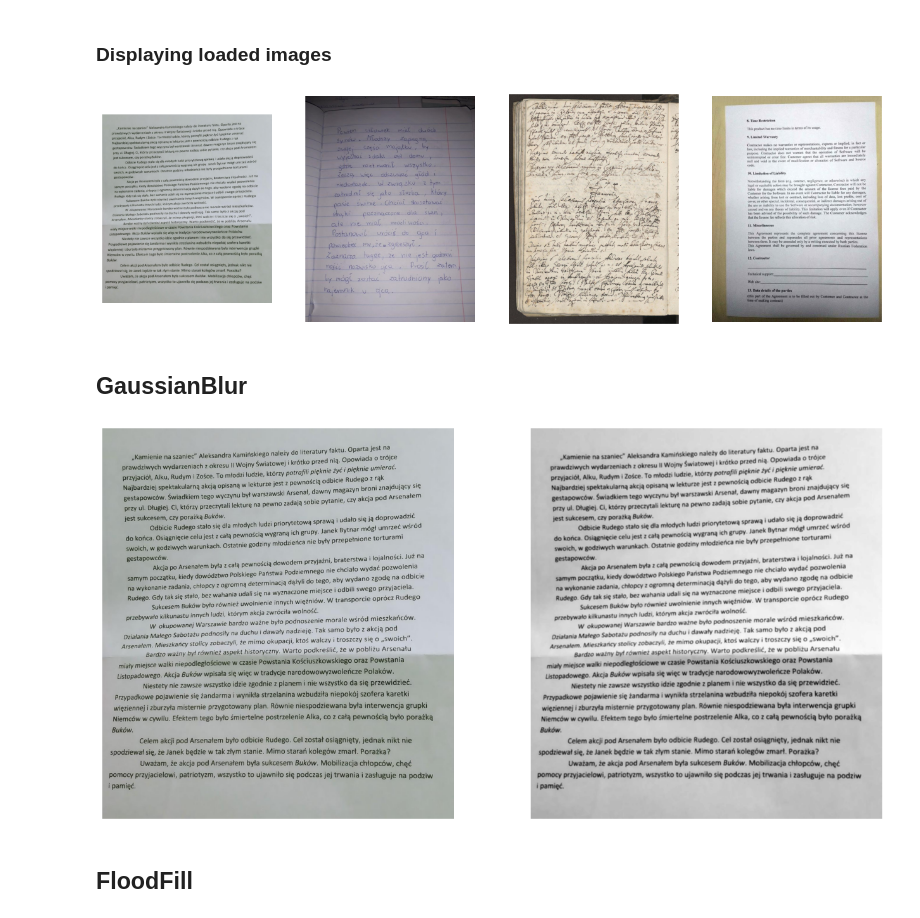
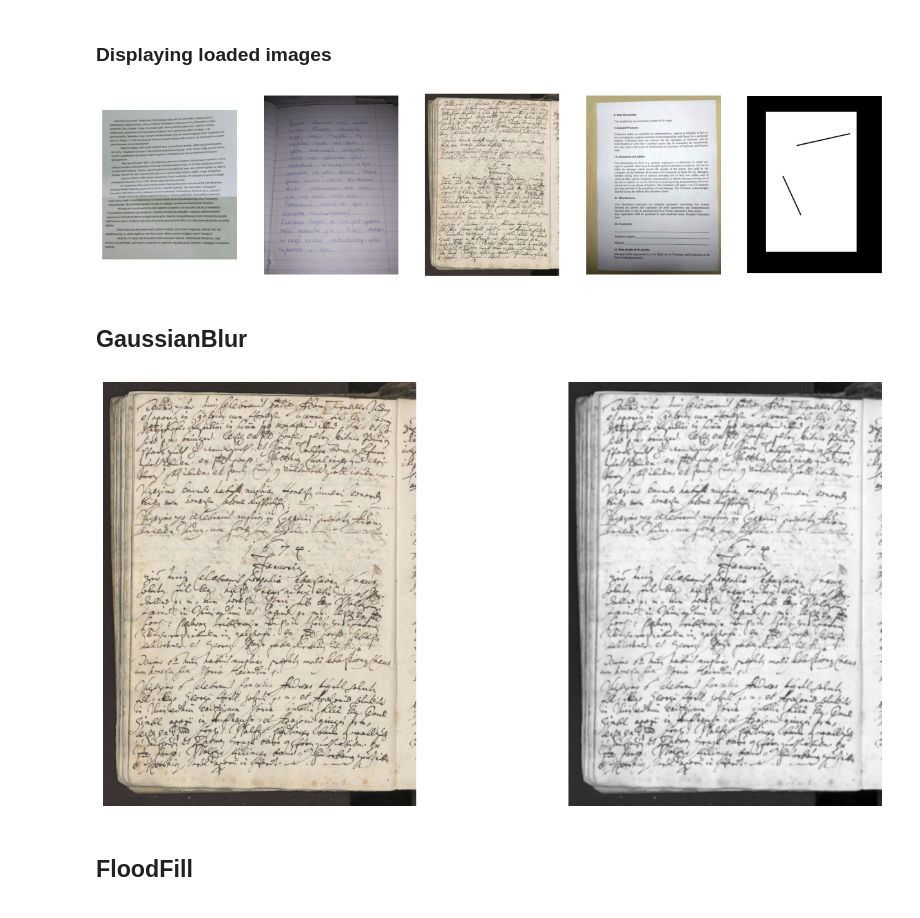
Before and after one commit to wikolego/wikolego-repository, a Jupyter notebook: ai-path/projects/image-to-black-white/notebooks/differentMethodsTests.ipynb, the cells around one changed output. Drawn from its saved outputs; the diff is of its cells as text; code cells hidden in the pictures.

Commit message:
Edited image-to-black-white project. Changed new image. Created notebook, edited notebooks and one problem with HoughLines solved

```diff
--- a/ai-path/projects/image-to-black-white/notebooks/differentMethodsTests.ipynb
+++ b/ai-path/projects/image-to-black-white/notebooks/differentMethodsTests.ipynb
@@ -19,7 +19,8 @@ nazwy_plikow = [
     "../out/image2.jpg",
     "../out/image3.jpg",
     "../out/image4.jpg",
-    "../out/image5.jpg"
+    "../out/image5.jpg",
+    "../out/image6.jpg"
 ]
 
 images = []
@@ -55,34 +56,34 @@ for i, img in enumerate(images):
 
 plt.show()
 # %% [output]
-[figure, old version]
+[figure, new version]
 # %% [markdown]
 ## GaussianBlur
 # %%
 fig = plt.figure(figsize=(16, 8))
 
 def modifyImage_GaussianBlur(image_cp):
     image_cp = cv2.cvtColor(image_cp, cv2.COLOR_BGR2GRAY)
 
     ksize = [5, 5]
     sigmaX = 2
     image_cp = cv2.GaussianBlur(image_cp, ksize=ksize, sigmaX=sigmaX)
 
     return image_cp
 
-img = images[0]
+img = images[2]
 fig.add_subplot(1, 2, 1)
 plt.imshow(img)
 plt.axis('off')
 
 new_img = modifyImage_GaussianBlur(img)
 fig.add_subplot(1, 2, 2)
 plt.imshow(new_img, cmap=plt.get_cmap('gray'))
 plt.axis('off')
 
 plt.show()
 # %% [output]
-[figure, old version]
+[figure, new version]
 # %% [markdown]
 ## FloodFill
 # %%
```
Also changed, not shown: parts of 1 cell of this notebook, 2 other files.
